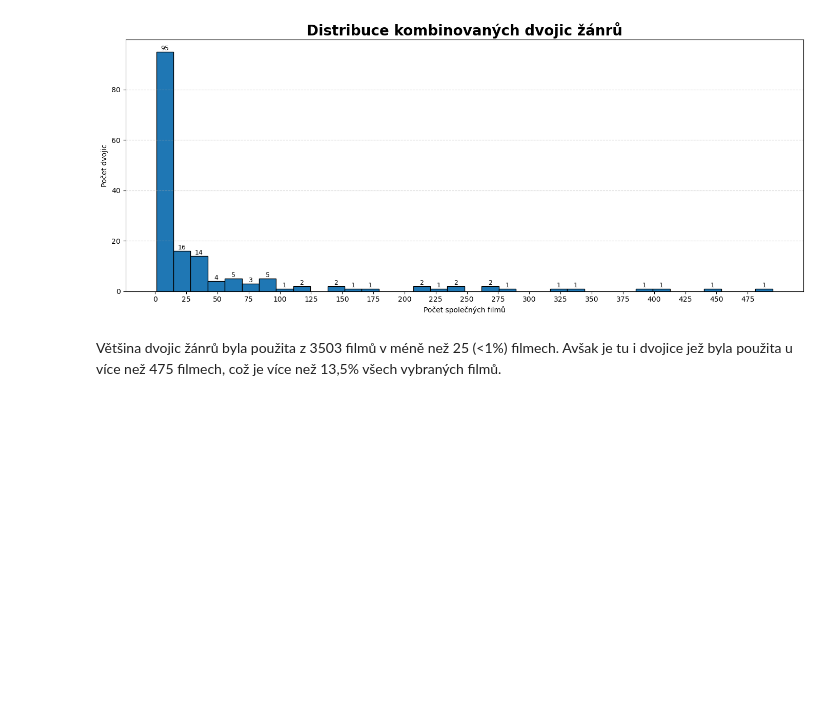
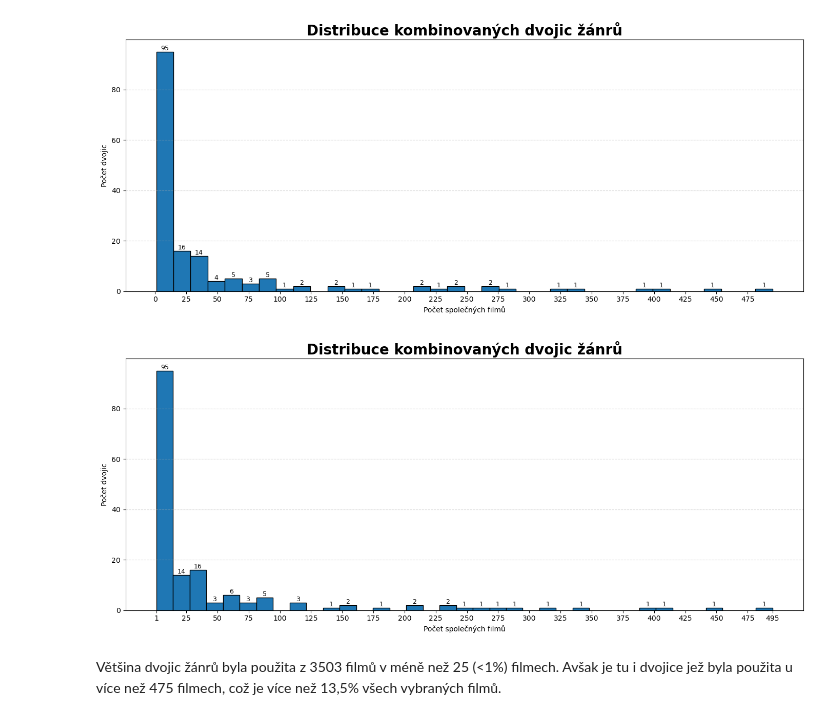
Before and after one commit to Jindrich8/Actors_and_films_analysis, a Jupyter notebook: actors_films.ipynb, the cells around one changed output. Drawn from its saved outputs; the diff is of its cells as text; code cells hidden in the pictures; blank space fills up the shorter version.

```diff
--- a/actors_films.ipynb
+++ b/actors_films.ipynb
@@ -1252,6 +1252,38 @@ plt.tight_layout()
 plt.show()
 # %% [output]
 [figure]
+# %%
+genre_edge_weights = [w for _, _, w in G_genres.edges(data='weight')]
+arr = np.asarray(genre_edge_weights)
+
+fig, ax = plt.subplots(figsize=(14, 6))
+
+n, bin_edges, patches = ax.hist(
+    arr,
+    bins='fd',          # 'fd', 'doane', 'scott', 'sturges', 'auto'
+    edgecolor='black'
+)
+
+ax.set_xlabel('Počet společných filmů')
+ax.set_ylabel('Počet dvojic')
+ax.set_title('Distribuce kombinovaných dvojic žánrů')
+ax.grid(axis='y', linestyle='--', alpha=0.6)
+
+# --- ADD LABELS ---
+for count, patch in zip(n, patches):
+    if count > 0:
+        x = patch.get_x() + patch.get_width() / 2
+        y = patch.get_height()
+        ax.text(x, y, f"{int(count)}", ha='center', va='bottom', fontsize=9)
+
+min_x = arr.min()
+max_x = arr.max()
+
+ax.set_xticks(np.concat([[min_x],np.arange(int(min_x/25+1)*25, max_x, 25),[max_x]]))
+plt.tight_layout()
+plt.show()
+# %% [output]
+[figure, added]
 # %% [markdown]
 Většina dvojic žánrů byla použita z 3503 filmů v méně než 25 (<1%) filmech.
 Avšak je tu i dvojice jež byla použita u více než 475 filmech, což je více než 13,5% všech vybraných filmů.
```
Also changed, not shown: parts of 8 cells of this notebook.
